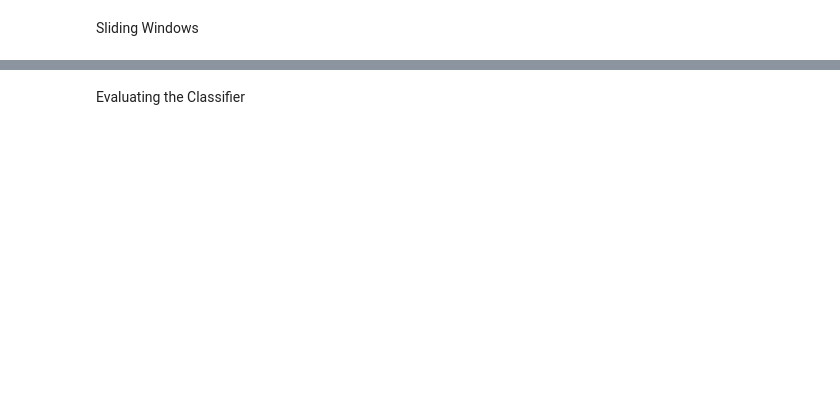
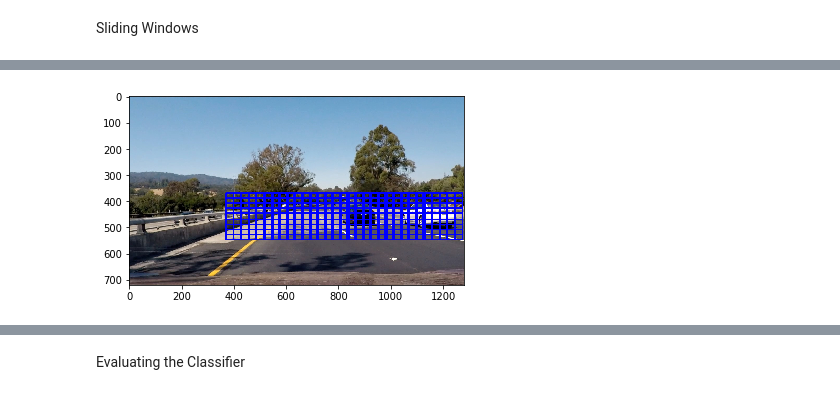
Before and after one commit to anakhaei/CarND-Vehicle-Detection, a Jupyter notebook: vehicle_detection.ipynb, the cells around one changed output, grey strips where cells are left out. Saved outputs shown, nothing was run; the diff lists cells and outputs as text; code cells hidden in the pictures; blank space fills up the shorter version.

```diff
--- a/vehicle_detection.ipynb
+++ b/vehicle_detection.ipynb
@@ -258 +257,8 @@ show_image(window_img)
+# %%
+windows_mid_far = slide_window(images[0], x_start_stop=[370, 1280], y_start_stop=[370, 550],
+                xy_window=(150, 100), xy_overlap=(0.8, 0.8))
+window_img = draw_boxes(image, windows_mid_far, color=(0, 0, 255), thick=6)
+show_image(window_img)
+# %% [output]
+[figure, added]
 # %%
```
Also changed, not shown: parts of 14 cells of this notebook.
